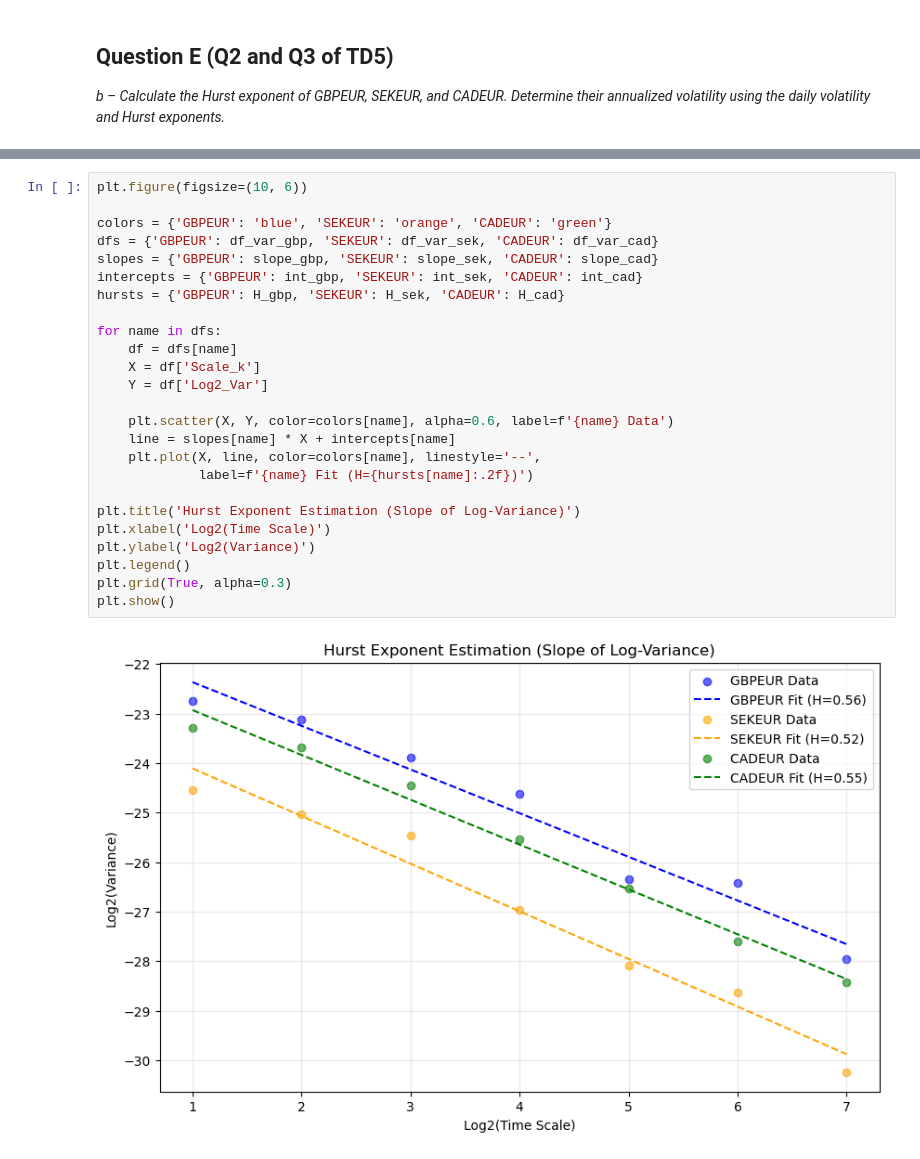
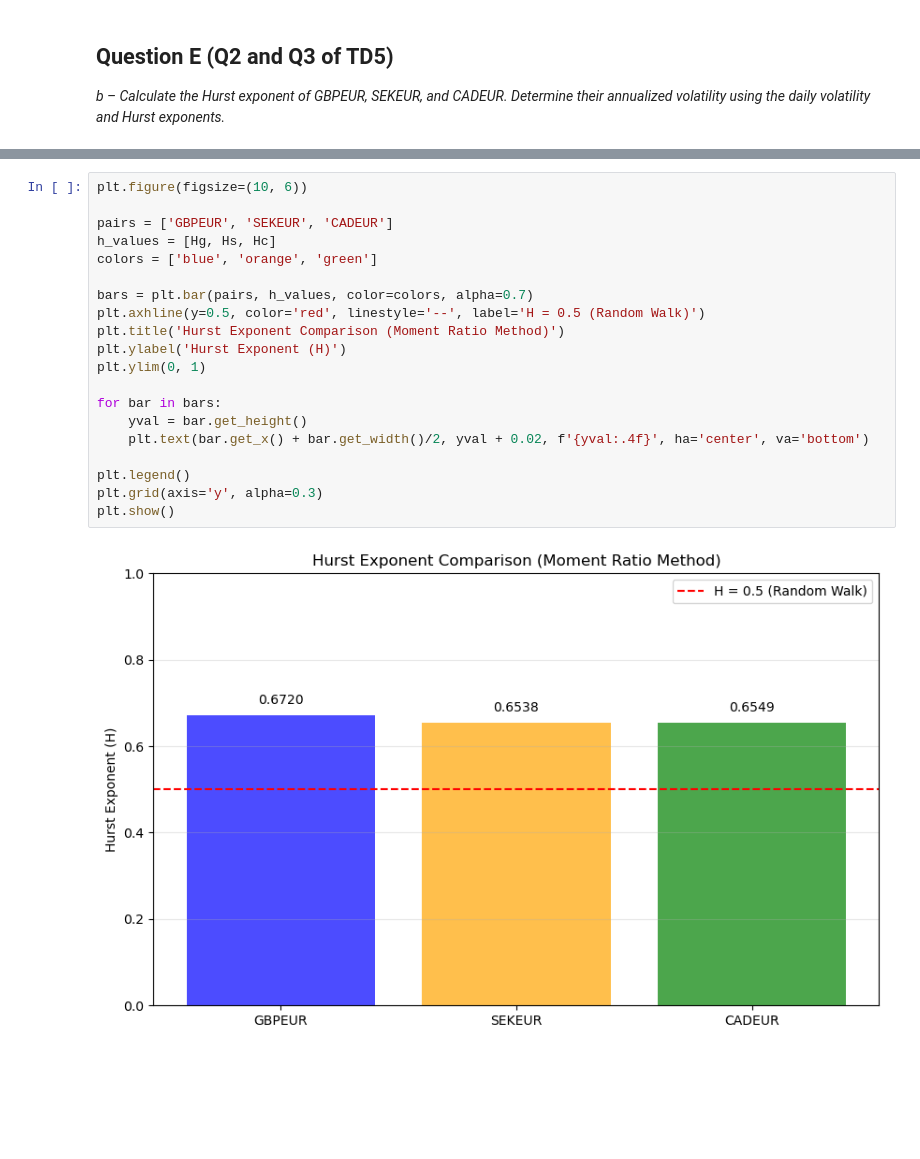
Before and after one commit to Carlrsl/Market_Risk_Project, a Jupyter notebook: Market_Risk_Reynen_Roussel.ipynb, the cells around one changed output, grey strips where cells are left out. Cells and saved outputs as stored; diff of their text form; blank space fills up the shorter version.

```diff
--- a/Market_Risk_Reynen_Roussel.ipynb
+++ b/Market_Risk_Reynen_Roussel.ipynb
@@ -2343,28 +2313,23 @@ If the dots align well with the dashed lines, the fractal model is validated.
 # %%
 plt.figure(figsize=(10, 6))
 
-colors = {'GBPEUR': 'blue', 'SEKEUR': 'orange', 'CADEUR': 'green'}
-dfs = {'GBPEUR': df_var_gbp, 'SEKEUR': df_var_sek, 'CADEUR': df_var_cad}
-slopes = {'GBPEUR': slope_gbp, 'SEKEUR': slope_sek, 'CADEUR': slope_cad}
-intercepts = {'GBPEUR': int_gbp, 'SEKEUR': int_sek, 'CADEUR': int_cad}
-hursts = {'GBPEUR': H_gbp, 'SEKEUR': H_sek, 'CADEUR': H_cad}
+pairs = ['GBPEUR', 'SEKEUR', 'CADEUR']
+h_values = [Hg, Hs, Hc]
+colors = ['blue', 'orange', 'green']
 
-for name in dfs:
-    df = dfs[name]
-    X = df['Scale_k']
-    Y = df['Log2_Var']
+bars = plt.bar(pairs, h_values, color=colors, alpha=0.7)
+plt.axhline(y=0.5, color='red', linestyle='--', label='H = 0.5 (Random Walk)')
+plt.title('Hurst Exponent Comparison (Moment Ratio Method)')
+plt.ylabel('Hurst Exponent (H)')
+plt.ylim(0, 1)
 
-    plt.scatter(X, Y, color=colors[name], alpha=0.6, label=f'{name} Data')
-    line = slopes[name] * X + intercepts[name]
-    plt.plot(X, line, color=colors[name], linestyle='--',
-             label=f'{name} Fit (H={hursts[name]:.2f})')
+for bar in bars:
+    yval = bar.get_height()
+    plt.text(bar.get_x() + bar.get_width()/2, yval + 0.02, f'{yval:.4f}', ha='center', va='bottom')
 
-plt.title('Hurst Exponent Estimation (Slope of Log-Variance)')
-plt.xlabel('Log2(Time Scale)')
-plt.ylabel('Log2(Variance)')
 plt.legend()
-plt.grid(True, alpha=0.3)
+plt.grid(axis='y', alpha=0.3)
 plt.show()
 # %% [output]
-[figure, old version]
+[figure, new version]
 # %% [markdown]
```
Also changed, not shown: parts of 9 cells of this notebook, 2 other files.
